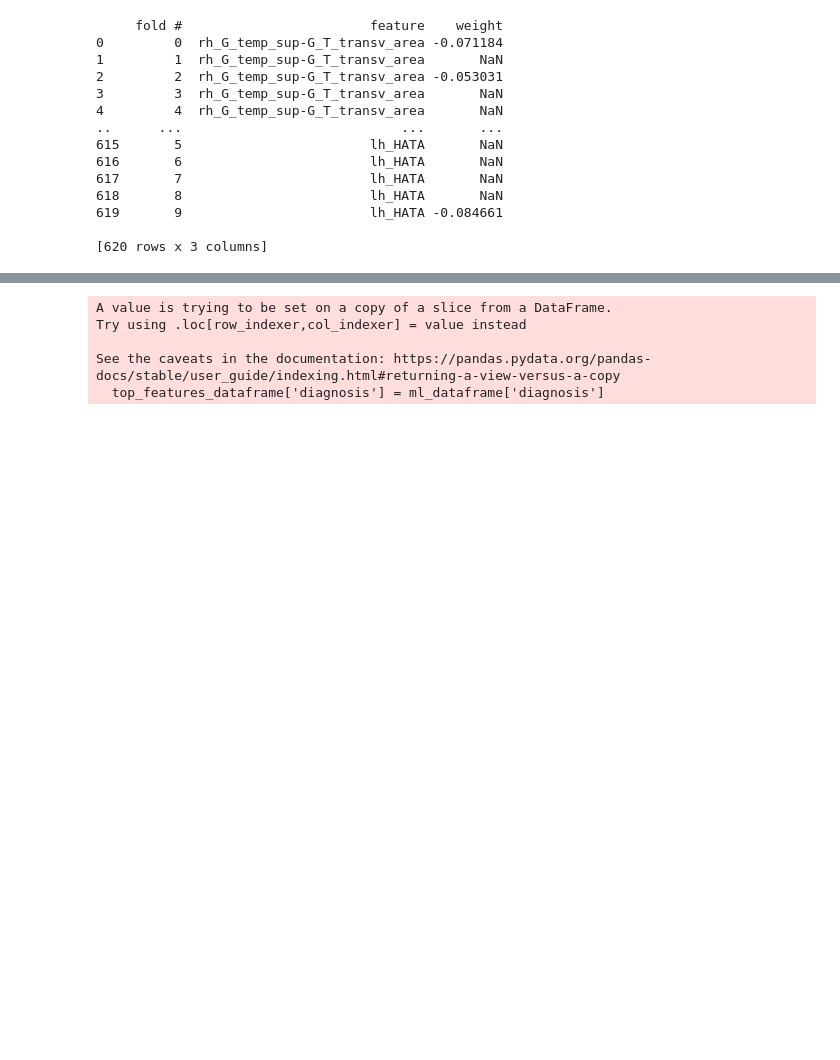
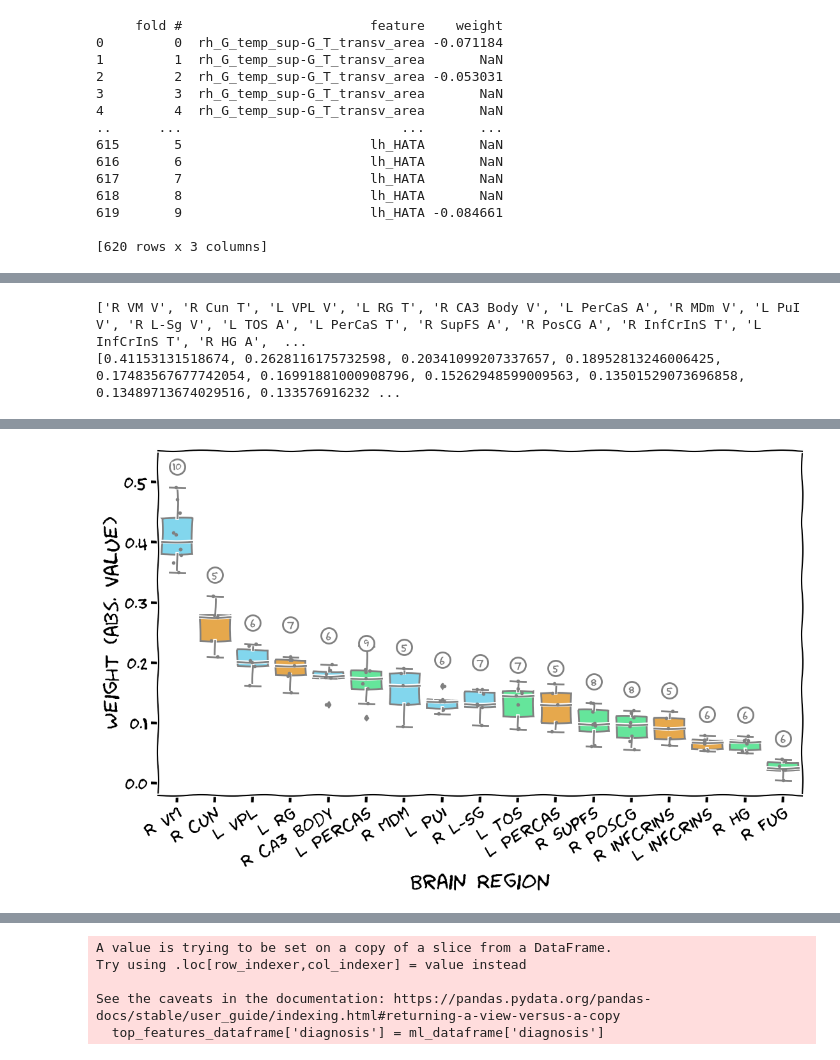
Before and after one commit to latypovt/MSTN_GM, a Jupyter notebook: graphs.ipynb, the cells around one changed output, grey strips where cells are left out. Cells and saved outputs as stored; diff of their text form; code cells hidden in the pictures; blank space fills up the shorter version.

Commit message:
changes from the last few weeks

```diff
--- a/graphs.ipynb
+++ b/graphs.ipynb
@@ -190,0 +196,4 @@ print(top_features_importance)
+# %%
+# make new column w last character of feature
+top_weights['type']=top_weights['feature'].str[-1]
+top_weights['feature'].unique()
@@ -190,0 +210,7 @@ print(top_features_importance)
+# %%
+means = []
+print(top_features)
+for i, _ in  enumerate(top_features):
+    means.append((top_weights.groupby('feature').max().sort_values('weight', ascending=False)['weight'][i]))
+
+print(means)
@@ -190,0 +240,61 @@ print(top_features_importance)
+# %%
+xlabels = top_weights.groupby('feature').mean().sort_values('weight', ascending=False)
+
+xlabels_list = xlabels.index.tolist()
+xlabels_list_abbrev = [x[:-2] for x in xlabels_list]
+xlabels_means = xlabels['weight'].tolist()
+print(xlabels_list)
+print(xlabels_means)
+# %% [output]
+['R VM V', 'R Cun T', 'L VPL V', 'L RG T', 'R CA3 Body V', 'L PerCaS A', 'R MDm V', 'L PuI V', 'R L-Sg V', 'L TOS A', 'L PerCaS T', 'R SupFS A', 'R PosCG A', 'R InfCrInS T', 'L InfCrInS T', 'R HG A',  ...
+[0.41153131518674, 0.2628116175732598, 0.20341099207337657, 0.18952813246006425, 0.17483567677742054, 0.16991881000908796, 0.15262948599009563, 0.13501529073696858, 0.13489713674029516, 0.133576916232 ...
+# %%
+fig = plt.figure(figsize=(13,7))
+
+with plt.xkcd():
+
+    # boxplot
+    ax=sns.boxplot(data=top_weights, x="feature", y="weight", palette=palette_dict, boxprops={'edgecolor':'gray'},
+                   flierprops={"markerfacecolor": "gray", "markeredgecolor":"gray"}, medianprops={"color": "gray"},
+                   whiskerprops={"color": "gray"}, capprops={"color": "gray"}, order=top_weights.groupby('feature').mean()
+                   .sort_values('weight', ascending=False).index)
+
+
+    # add stripplot
+    sns.stripplot(data=top_weights, x="feature", y="weight", color="gray", size=4, order=top_weights.groupby('feature')
+                  .mean().sort_values('weight', ascending=False).index)
+
+
+    # save axis labels and means in separate list
+    xlabels = top_weights.groupby('feature').mean().sort_values('weight', ascending=False)
+    xlabels_list = xlabels.index.tolist()
+    xlabels_list_abbrev = [x[:-2] for x in xlabels_list]
+    xlabels_means = xlabels['weight'].tolist()
+
+    xlabels_importance = [10, 5, 6, 7, 6, 9, 5, 6, 7, 7, 5, 8, 8, 5, 6, 6, 6]
+
+    plt.xticks(rotation=30,size=20,rotation_mode="anchor", ha="right", labels=xlabels_list_abbrev, ticks=np.arange(0, len(xlabels), 1))
+    plt.yticks(size=20)
+
+    plt.xlabel('Brain Region', size=24)
+    plt.ylabel('Weight (abs. value)', size=24)
+
+
+    # max weight of each feature
+    xlabels_max = top_weights.groupby('feature').max().sort_values('weight', ascending=False)
+    max_weights = []
+    for index, row in xlabels_max.iterrows():
+        max_weights.append(row['weight'])
+
+
+    # fold labels
+
+    for i,_ in enumerate(max_weights):
+        plt.text(x=i, y=(max_weights[i]+0.03), s=xlabels_importance[i], color='gray', ha="center", fontsize=12)
+        plt.scatter(x=i, y=(max_weights[i]+0.035), s=300, color='white', zorder=2, edgecolor='gray', linewidth=2)
+
+
+
+
+plt.savefig('out/feature_weights.png', dpi=300, bbox_inches='tight')
+# %% [output]
@@ -191,3 +318,4 @@ print(top_features_importance)
+[figure, added]
 # %%
 # boxplot of the dataframe where y=weight and x=feature
 
```
Also changed, not shown: parts of 24 cells of this notebook, 16 other files.
